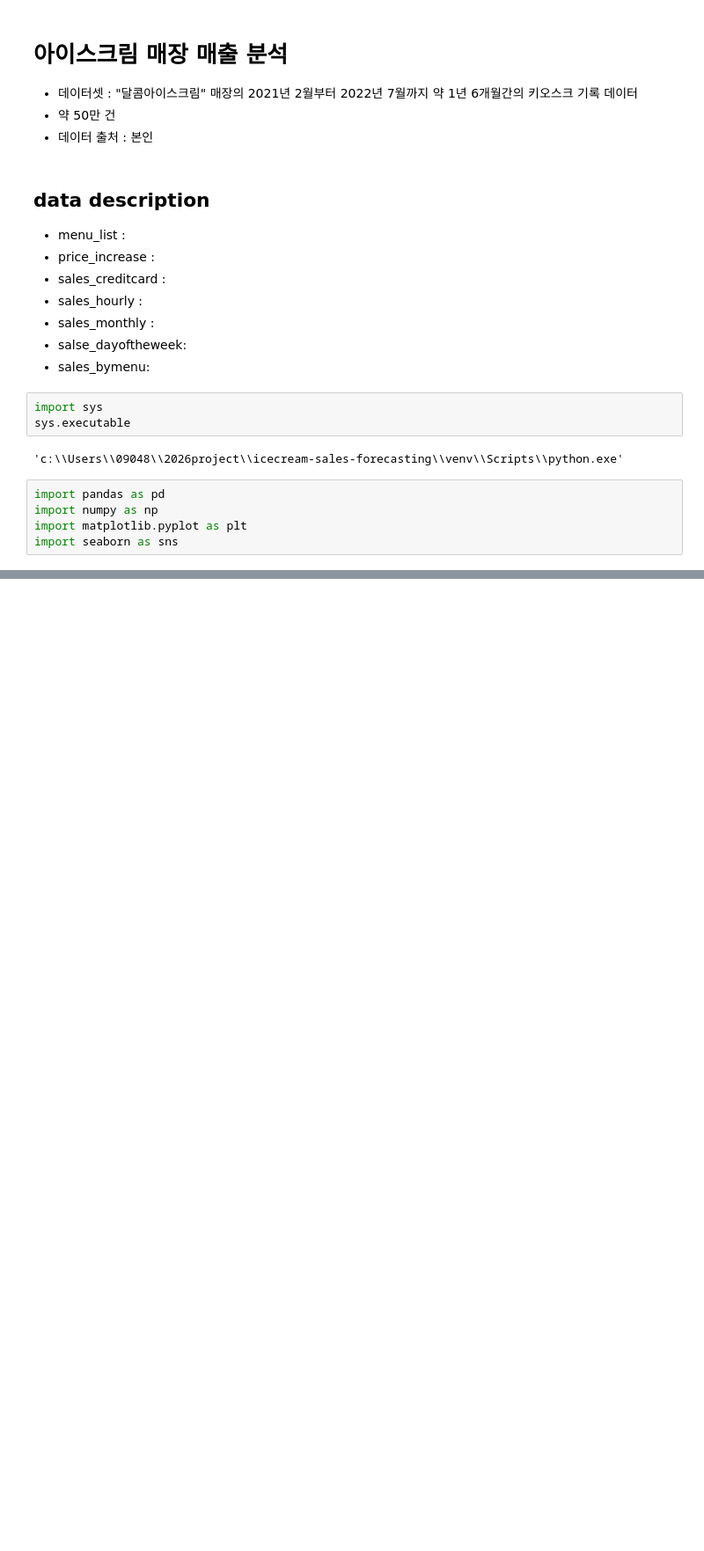
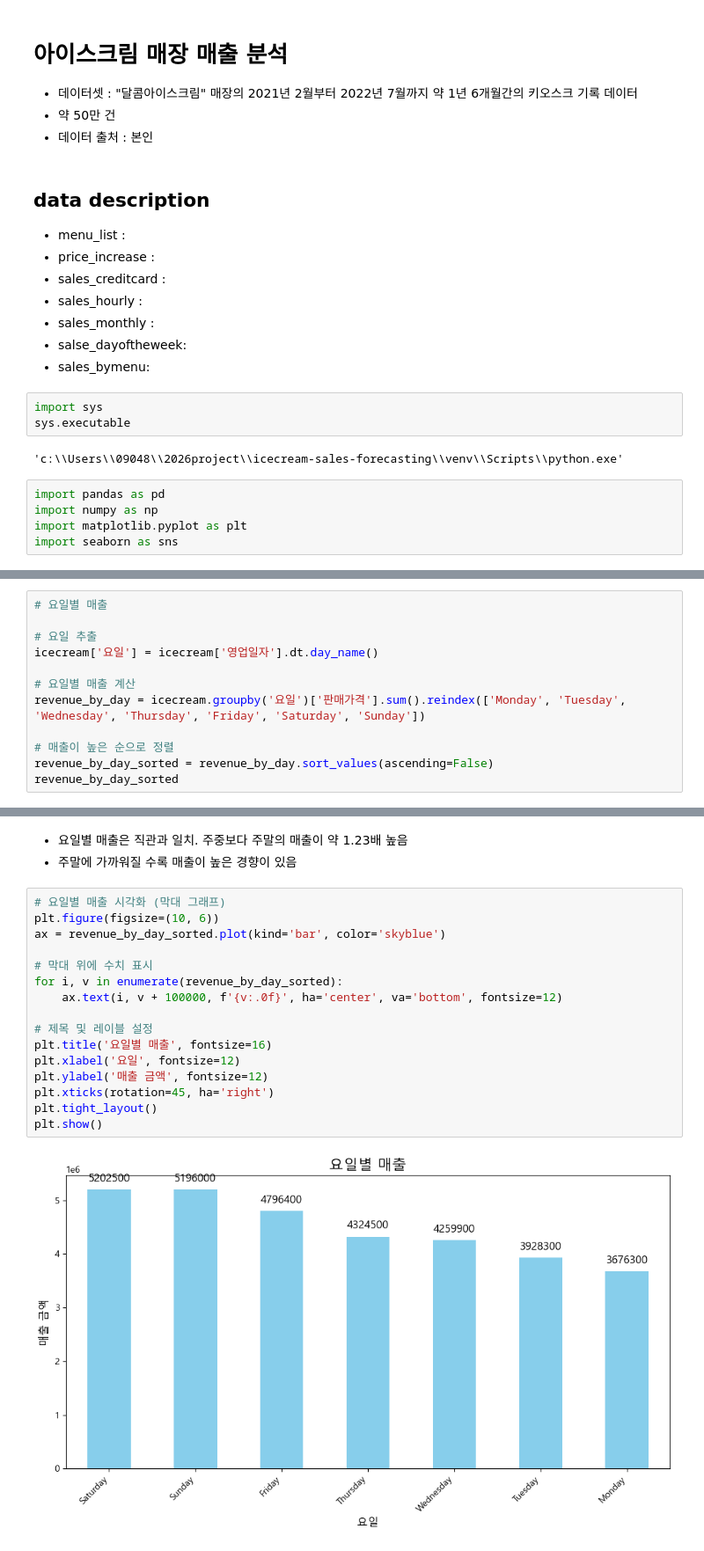
Before and after one commit to eeuuais/icecream-sales-forecasting, a Jupyter notebook: 02_Notebooks/01_EDA_Preprocessing.ipynb, the cells around one changed output, grey strips where cells are left out. Shown at 88% size. Saved outputs shown, nothing was run; the diff lists cells and outputs as text; blank space fills up the shorter version.

```diff
--- a/02_Notebooks/01_EDA_Preprocessing.ipynb
+++ b/02_Notebooks/01_EDA_Preprocessing.ipynb
@@ -37,0 +440,12 @@ sales_monthly = pd.read_csv(data_path + 'sales_monthly.csv')
+# %%
+# 요일별 매출
+
+# 요일 추출
+icecream['요일'] = icecream['영업일자'].dt.day_name()
+
+# 요일별 매출 계산
+revenue_by_day = icecream.groupby('요일')['판매가격'].sum().reindex(['Monday', 'Tuesday', 'Wednesday', 'Thursday', 'Friday', 'Saturday', 'Sunday'])
+
+# 매출이 높은 순으로 정렬
+revenue_by_day_sorted = revenue_by_day.sort_values(ascending=False)
+revenue_by_day_sorted
@@ -37,0 +477,21 @@ sales_monthly = pd.read_csv(data_path + 'sales_monthly.csv')
+# %% [markdown]
+- 요일별 매출은 직관과 일치. 주중보다 주말의 매출이 약 1.23배 높음
+- 주말에 가까워질 수록 매출이 높은 경향이 있음
+# %%
+# 요일별 매출 시각화 (막대 그래프)
+plt.figure(figsize=(10, 6))
+ax = revenue_by_day_sorted.plot(kind='bar', color='skyblue')
+
+# 막대 위에 수치 표시
+for i, v in enumerate(revenue_by_day_sorted):
+    ax.text(i, v + 100000, f'{v:.0f}', ha='center', va='bottom', fontsize=12)
+
+# 제목 및 레이블 설정
+plt.title('요일별 매출', fontsize=16)
+plt.xlabel('요일', fontsize=12)
+plt.ylabel('매출 금액', fontsize=12)
+plt.xticks(rotation=45, ha='right')
+plt.tight_layout()
+plt.show()
+# %% [output]
+[figure, added]
```
Also changed, not shown: parts of 63 cells of this notebook, 2 other files.
